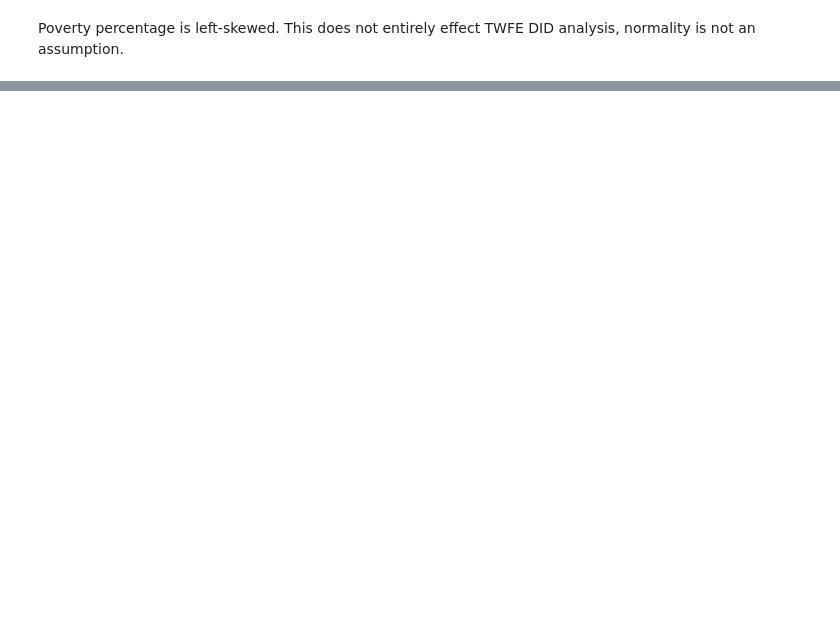
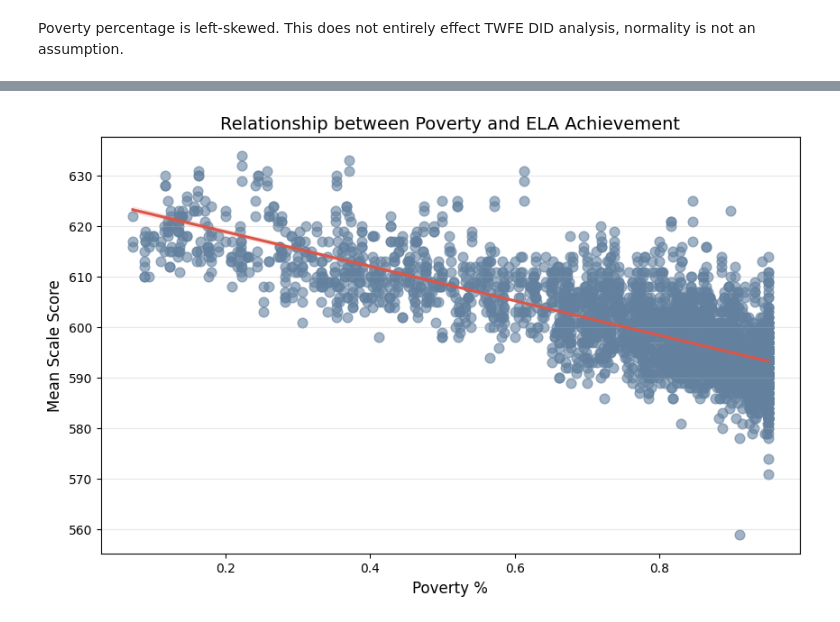
Before and after one commit to madisonajones/Master-s-Project, a Jupyter notebook: Week5_EDA_2.ipynb, the cells around one changed output, grey strips where cells are left out. Drawn from its saved outputs; the diff is of its cells as text; code cells hidden in the pictures; blank space fills up the shorter version.

```diff
--- a/Week5_EDA_2.ipynb
+++ b/Week5_EDA_2.ipynb
@@ -436,0 +454,23 @@ merged.hvplot.scatter(
+# %%
+import pandas as pd
+import numpy as np
+import seaborn as sns
+import matplotlib.pyplot as plt
+import statsmodels.formula.api as smf
+
+
+plt.figure(figsize=(10, 6))
+
+sns.regplot(data=merged_school, x='% Poverty', y='mean_scale_score',
+            scatter_kws={'color': "#63819f", 'alpha': 0.6, 's': 60},
+            line_kws={'color': "#db5648"})
+
+
+plt.title('Relationship between Poverty and ELA Achievement', fontsize=14)
+plt.xlabel('Poverty %', fontsize=12)
+plt.ylabel('Mean Scale Score', fontsize=12)
+plt.grid(axis='y', alpha=0.3)
+
+plt.show()
+# %% [output]
+[figure, added]
```
Also changed, not shown: parts of 5 cells of this notebook, 20 other files.
